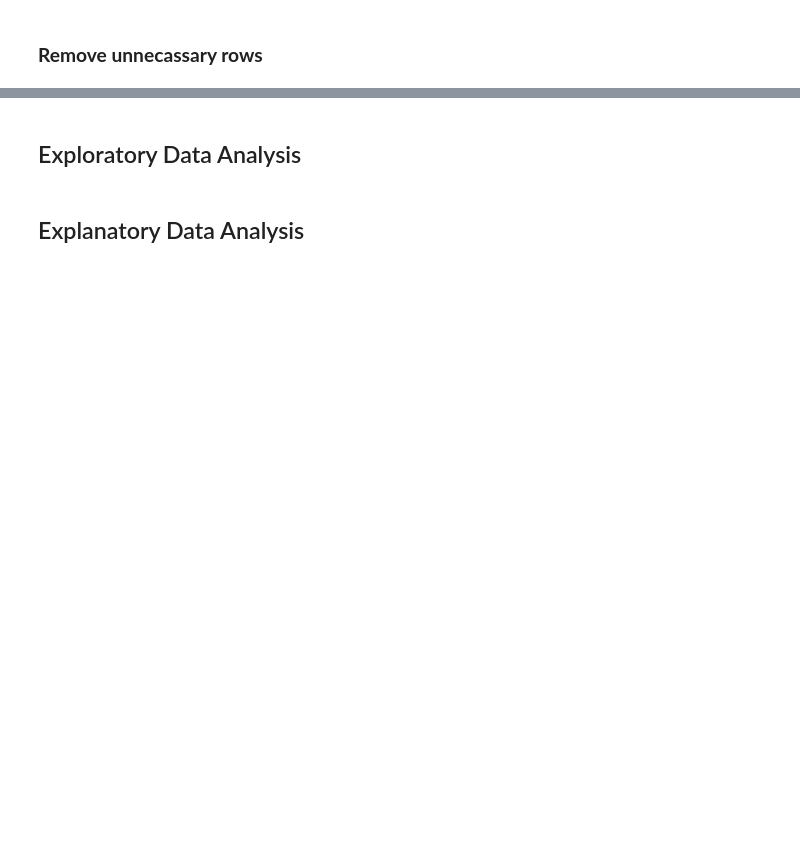
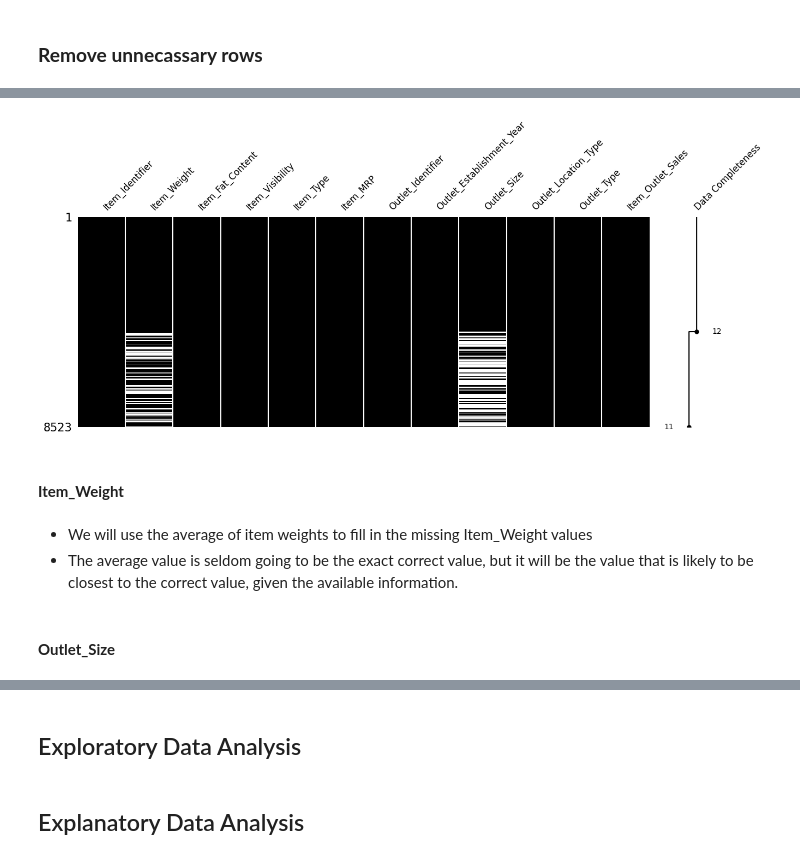
Before and after one commit to evany24/Predictions-of-Product-Sales, a Jupyter notebook: Project_1_.ipynb, the cells around one changed output, grey strips where cells are left out. Drawn from its saved outputs; the diff is of its cells as text; code cells hidden in the pictures; blank space fills up the shorter version.

```diff
--- a/Project_1_.ipynb
+++ b/Project_1_.ipynb
@@ -161,0 +248,11 @@ Name: Outlet_Size, dtype: int64
+# %%
+# Display missing values by column
+msno.matrix(df, figsize=(15,5), labels=True,
+            fontsize=12, sort="descending", color=(0,0,0));
+# %% [output]
+[figure, added]
+# %% [markdown]
+#### **Item_Weight**
+# %% [markdown]
+* We will use the average of item weights to fill in the missing Item_Weight values<br>
+* The average value is seldom going to be the exact correct value, but it will be the value that is likely to be closest to the correct value, given the available information.
@@ -161,0 +265,2 @@ Name: Outlet_Size, dtype: int64
+# %% [markdown]
+#### **Outlet_Size**
```
Also changed, not shown: parts of 55 cells of this notebook.
